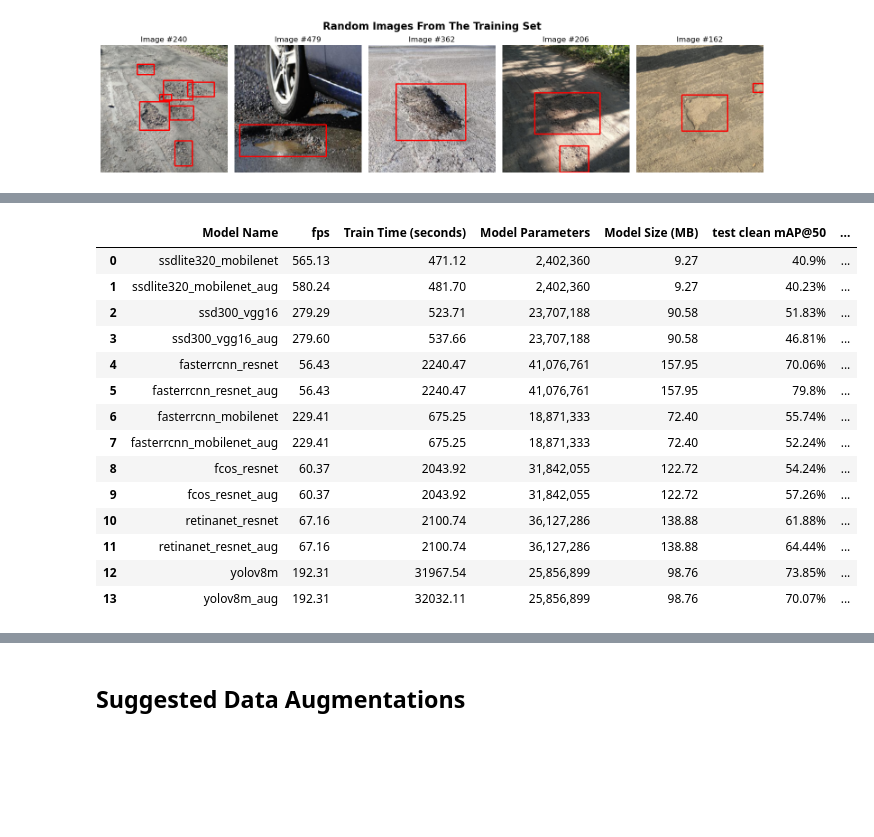
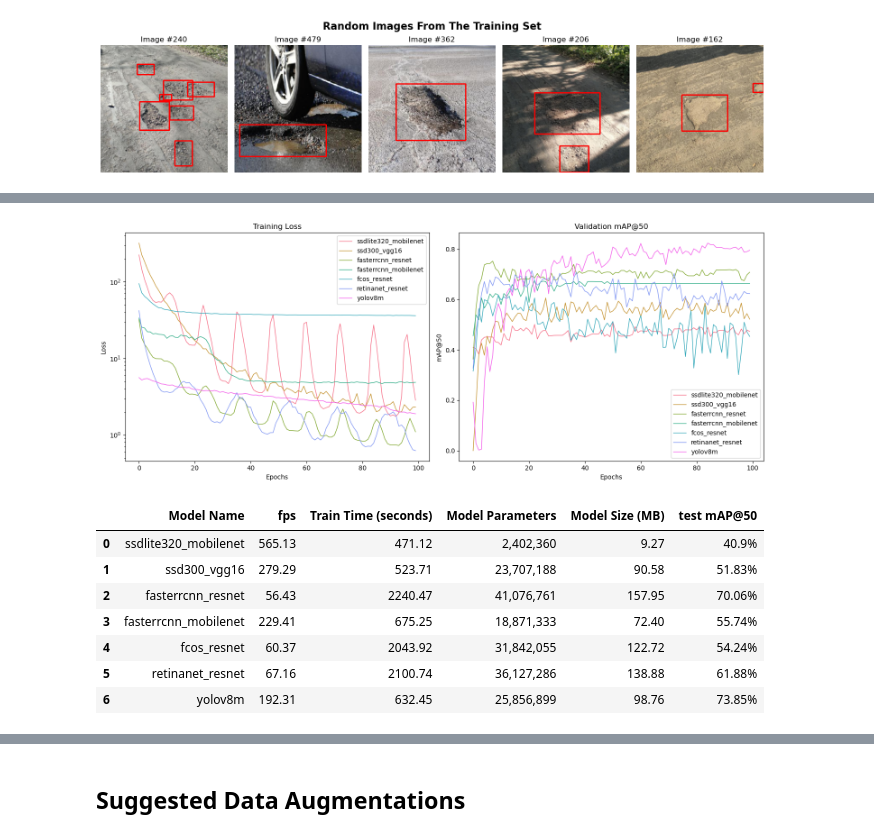
Before and after one commit to Itai-b/046211-Deep-Learning, a Jupyter notebook: main.ipynb, the cells around one changed output, grey strips where cells are left out. Saved outputs shown, nothing was run; the diff lists cells and outputs as text; code cells hidden in the pictures; blank space fills up the shorter version.

```diff
--- a/main.ipynb
+++ b/main.ipynb
@@ -82,18 +84,15 @@ utils.plot_test_results(show_augmentations=True, noise_type='nat')
+# %%
+utils.plot_loss_and_map()
+# %% [output]
+[figure, added]
 # %%
-utils.display_results_table(with_augmentations=True)
+utils.display_results_table(with_augmentations=False)
 # %% [output]
-|  | Model Name | fps | Train Time (seconds) | Model Parameters | Model Size (MB) | test clean mAP@50 | ... |
-| 0 | ssdlite320_mobilenet | 565.13 | 471.12 | 2,402,360 | 9.27 | 40.9% | ... |
-| 1 | ssdlite320_mobilenet_aug | 580.24 | 481.70 | 2,402,360 | 9.27 | 40.23% | ... |
-| 2 | ssd300_vgg16 | 279.29 | 523.71 | 23,707,188 | 90.58 | 51.83% | ... |
-| 3 | ssd300_vgg16_aug | 279.60 | 537.66 | 23,707,188 | 90.58 | 46.81% | ... |
-| 4 | fasterrcnn_resnet | 56.43 | 2240.47 | 41,076,761 | 157.95 | 70.06% | ... |
-| 5 | fasterrcnn_resnet_aug | 56.43 | 2240.47 | 41,076,761 | 157.95 | 79.8% | ... |
-| 6 | fasterrcnn_mobilenet | 229.41 | 675.25 | 18,871,333 | 72.40 | 55.74% | ... |
-| 7 | fasterrcnn_mobilenet_aug | 229.41 | 675.25 | 18,871,333 | 72.40 | 52.24% | ... |
-| 8 | fcos_resnet | 60.37 | 2043.92 | 31,842,055 | 122.72 | 54.24% | ... |
-| 9 | fcos_resnet_aug | 60.37 | 2043.92 | 31,842,055 | 122.72 | 57.26% | ... |
-| 10 | retinanet_resnet | 67.16 | 2100.74 | 36,127,286 | 138.88 | 61.88% | ... |
-| 11 | retinanet_resnet_aug | 67.16 | 2100.74 | 36,127,286 | 138.88 | 64.44% | ... |
-| 12 | yolov8m | 192.31 | 31967.54 | 25,856,899 | 98.76 | 73.85% | ... |
-| 13 | yolov8m_aug | 192.31 | 32032.11 | 25,856,899 | 98.76 | 70.07% | ... |
+|  | Model Name | fps | Train Time (seconds) | Model Parameters | Model Size (MB) | test mAP@50 |
+| 0 | ssdlite320_mobilenet | 565.13 | 471.12 | 2,402,360 | 9.27 | 40.9% |
+| 1 | ssd300_vgg16 | 279.29 | 523.71 | 23,707,188 | 90.58 | 51.83% |
+| 2 | fasterrcnn_resnet | 56.43 | 2240.47 | 41,076,761 | 157.95 | 70.06% |
+| 3 | fasterrcnn_mobilenet | 229.41 | 675.25 | 18,871,333 | 72.40 | 55.74% |
+| 4 | fcos_resnet | 60.37 | 2043.92 | 31,842,055 | 122.72 | 54.24% |
+| 5 | retinanet_resnet | 67.16 | 2100.74 | 36,127,286 | 138.88 | 61.88% |
+| 6 | yolov8m | 192.31 | 632.45 | 25,856,899 | 98.76 | 73.85% |
```
Also changed, not shown: parts of 27 cells of this notebook, 5 other files.
